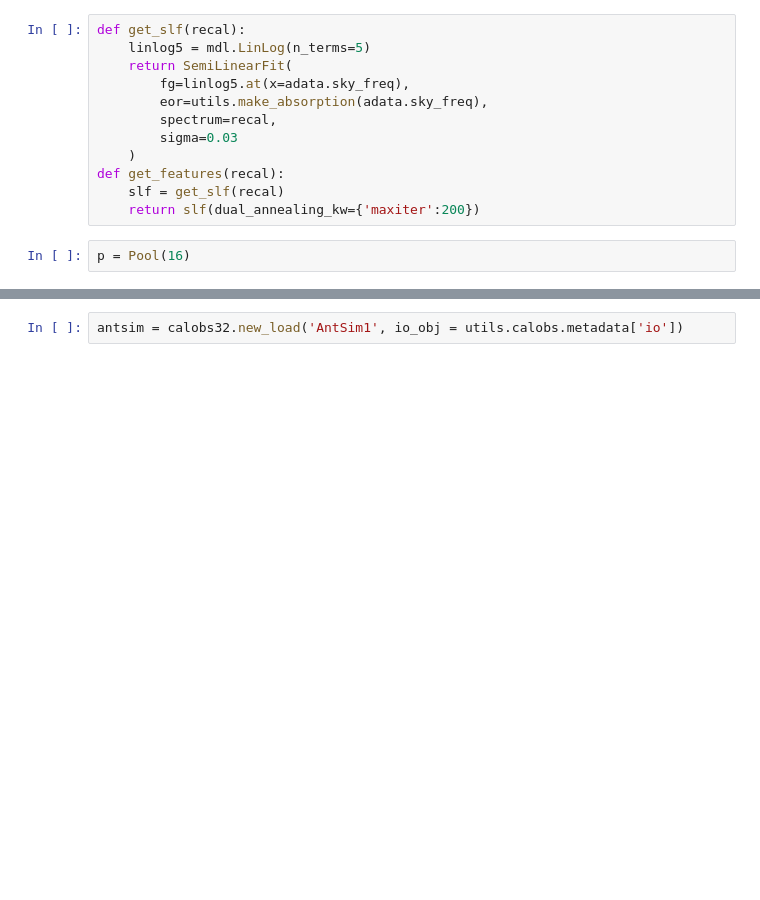
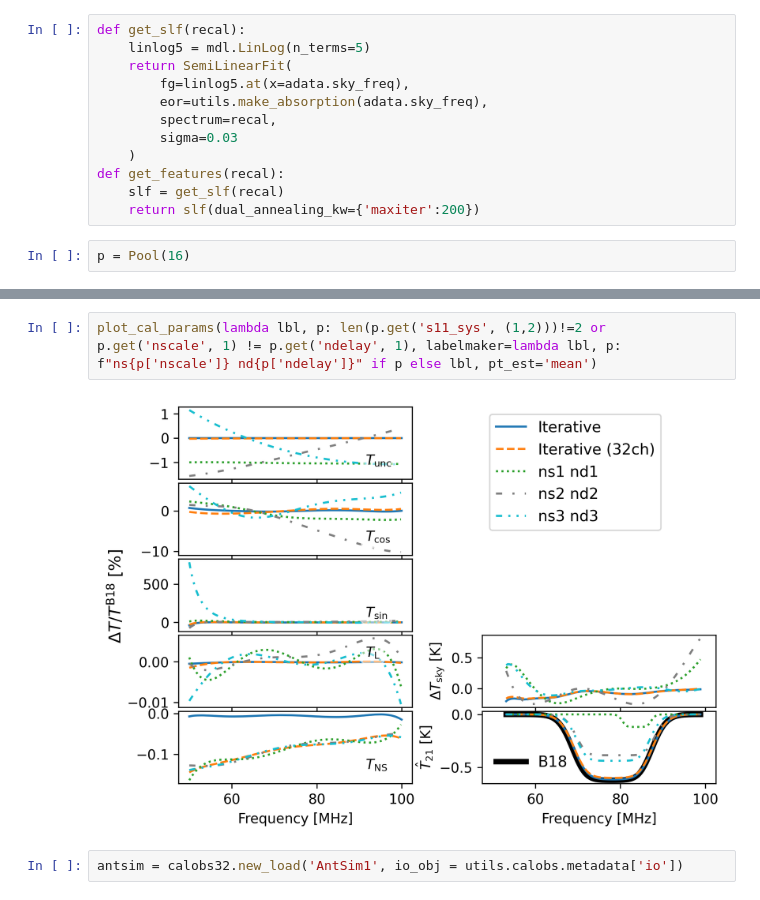
Before and after one commit to edges-collab/bayesian-calibration, a Jupyter notebook: alan-precal.ipynb, the cells around one changed output, grey strips where cells are left out. Saved outputs shown, nothing was run; the diff lists cells and outputs as text; blank space fills up the shorter version.

```diff
--- a/alan-precal.ipynb
+++ b/alan-precal.ipynb
@@ -234,3 +280,7 @@ plot_cal_params(lambda lbl: 's11()' in lbl or 'ndelay02' in lbl or 'ndelay03' in
+# %%
+plot_cal_params(lambda lbl, p: len(p.get('s11_sys', (1,2)))!=2 or p.get('nscale', 1) != p.get('ndelay', 1), labelmaker=lambda lbl, p: f"ns{p['nscale']} nd{p['ndelay']}" if p else lbl, pt_est='mean')
+# %% [output]
+[figure, added]
 # %%
 antsim = calobs32.new_load('AntSim1', io_obj = utils.calobs.metadata['io'])
 # %%
```
Also changed, not shown: parts of 24 cells of this notebook, 3 other files.
